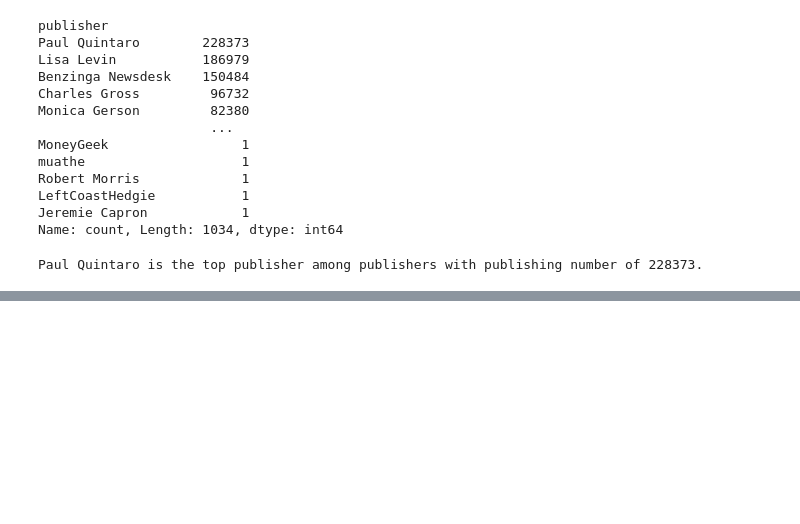
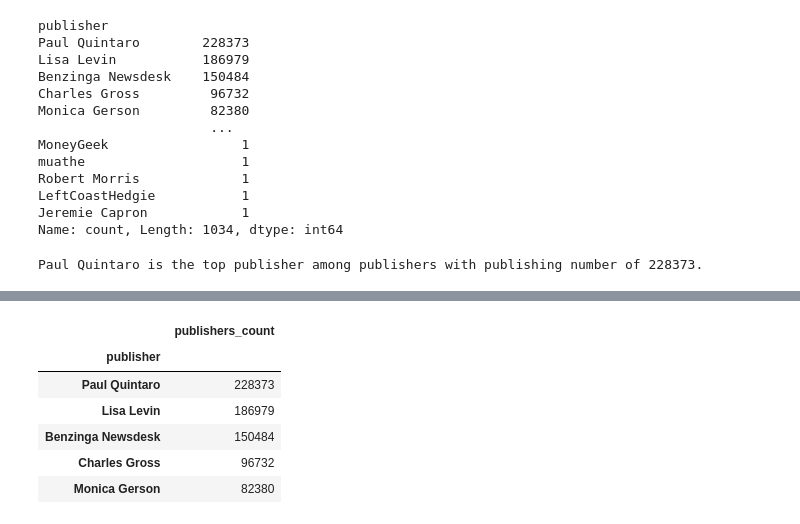
Before and after one commit to codeWithKal/KAIM-week-1-challenge, a Jupyter notebook: notebooks/Descripting_Analysis.ipynb, the cells around one changed output, grey strips where cells are left out. Drawn from its saved outputs; the diff is of its cells as text; code cells hidden in the pictures; blank space fills up the shorter version.

```diff
--- a/notebooks/Descripting_Analysis.ipynb
+++ b/notebooks/Descripting_Analysis.ipynb
@@ -283,0 +265,10 @@ df.tail()
+# %%
+publishers_count_df.head()
+# %% [output]
+|  | publishers_count |
+| publisher |  |
+| Paul Quintaro | 228373 |
+| Lisa Levin | 186979 |
+| Benzinga Newsdesk | 150484 |
+| Charles Gross | 96732 |
+| Monica Gerson | 82380 |
```
Also changed, not shown: parts of 8 cells of this notebook.
